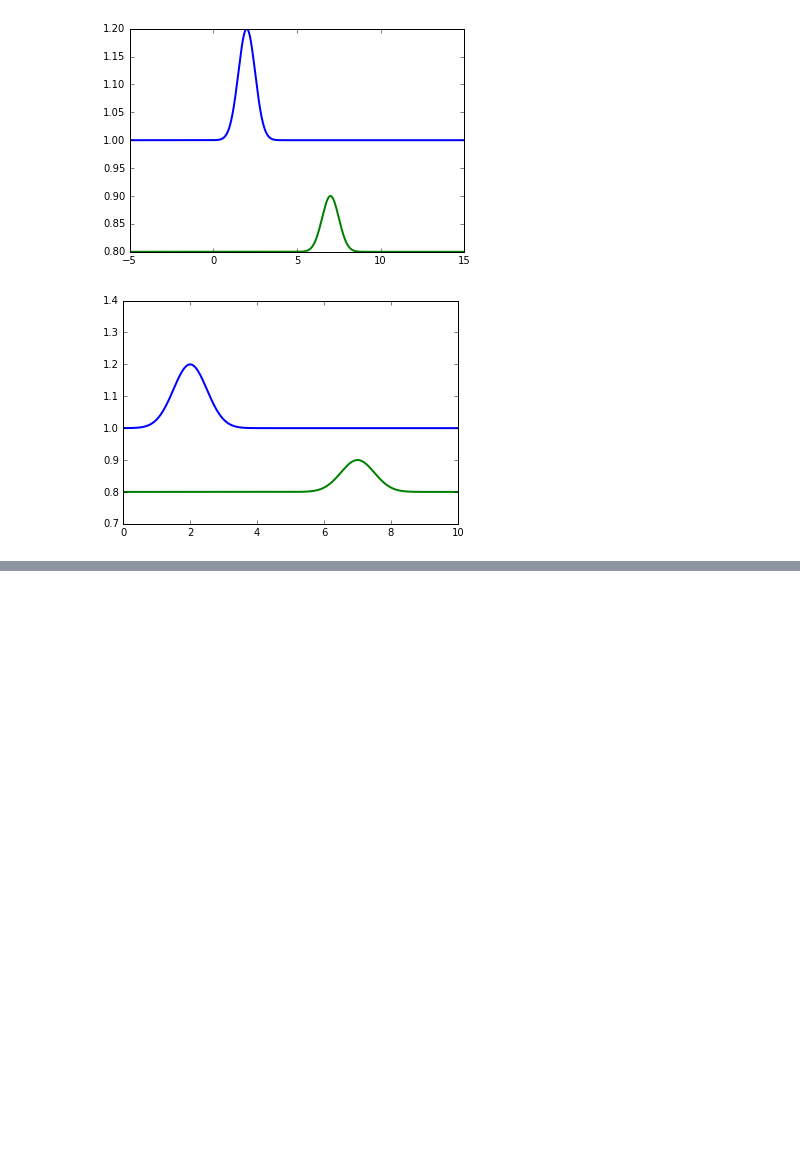
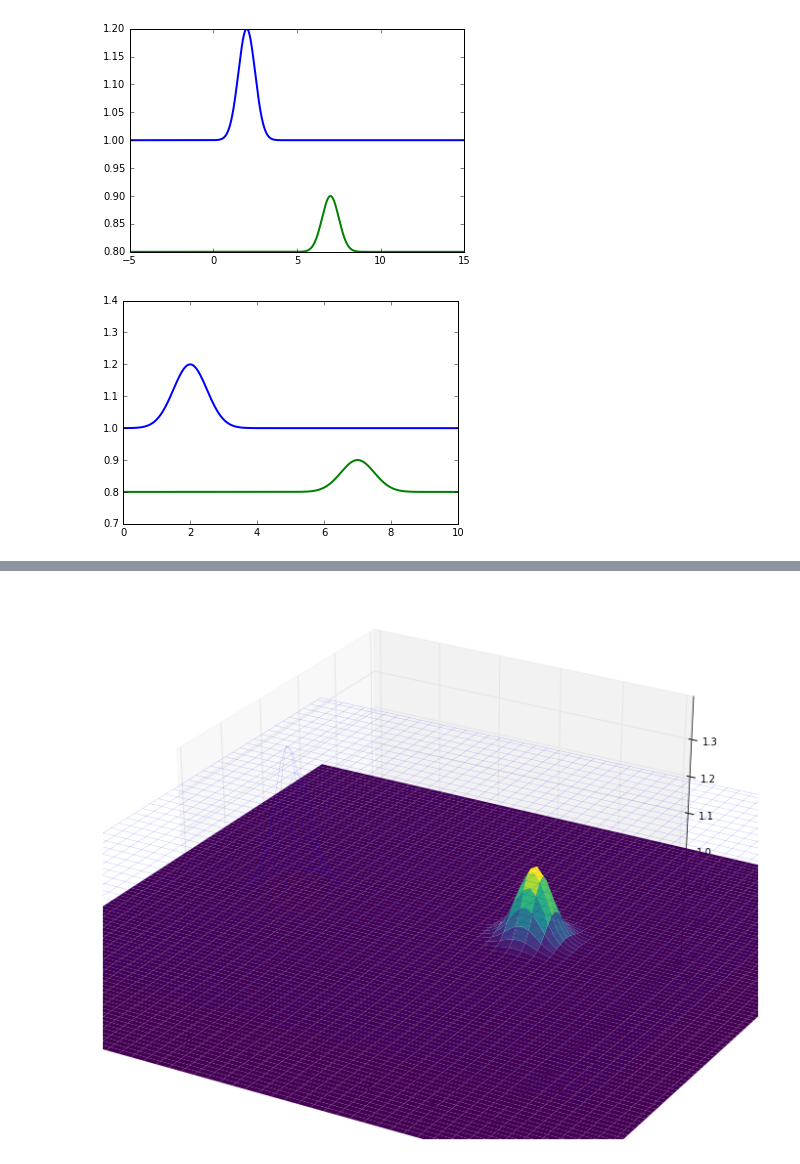
Before and after one commit to harpolea/swerve, a Jupyter notebook: Shallow_Water_Equations.ipynb, the cells around one changed output, grey strips where cells are left out. Drawn from its saved outputs; the diff is of its cells as text; code cells hidden in the pictures; blank space fills up the shorter version.

```diff
--- a/Shallow_Water_Equations.ipynb
+++ b/Shallow_Water_Equations.ipynb
@@ -669,7 +670,7 @@ def evolve(n):
             # do naive c2p for now
             W = np.sqrt(U.U[1, j, x, n] * U.U[1, j, x, n] * U.gamma_up / U.U[0, j, x, n]**2 + 1)
             ph = U.U[0, j, x, n] / W #
-            u = U.U[1, j, x, n] / (U.U[0, j, x, n] * W**2) # u_down
+            u = U.U[1, j, x, n] / (U.U[0, j, x, n] * W) # u_down
 
             qx = u * U.gamma_up - U.beta/U.alpha
 
@@ -760,0 +1032,29 @@ HTML(anim.to_html5_video())
+# %%
+fig = plt.figure(figsize=(12,10))
+ax = fig.gca(projection='3d')
+#ax = plt.axes(xlim=(0,10), zlim=(0.7,1.4))
+#surface_1 = ax.plot_surface([],[],[], rstride=1, cstride=2, lw=0, cmap=cm.viridis, antialiased=True)[0]
+
+#surface_2 = ax.plot_wireframe([],[],[], rstride=2, cstride=2, lw=0.1, cmap=cm.viridis, antialiased=True)[0]
+#line = ax.plot([],[], lw=2)[0]
+#line2 = ax.plot([],[], lw=2)[0]
+
+surface_1 = ax.plot_surface(X,Y,U.U[0,1,1:-1,1:-1,0], rstride=1, cstride=2, lw=0, cmap=cm.viridis, antialiased=True)
+surface_2 = ax.plot_wireframe(X,Y,U.U[0,0,1:-1,1:-1,0], rstride=2, cstride=2, lw=0.1, cmap=cm.viridis, antialiased=True)
+
+def init():
+    surface_1 = ax.plot_surface(X,Y,U.U[0,1,1:-1,1:-1,0], rstride=1, cstride=2, lw=0, cmap=cm.viridis, antialiased=True)
+    surface_2 = ax.plot_wireframe(X,Y,U.U[0,0,1:-1,1:-1,0], rstride=2, cstride=2, lw=0.1, cmap=cm.viridis, antialiased=True)
+
+
+def animate(i):
+    ax.clear()
+    ax.set_xlim(0,10)
+    ax.set_ylim(0,10)
+    ax.set_zlim(0.7,1.4)
+    ax.plot_surface(X,Y,U.U[0,1,1:-1,1:-1,i], rstride=1, cstride=2, lw=0, cmap=cm.viridis, antialiased=True)
+    ax.plot_wireframe(X,Y,U.U[0,0,1:-1,1:-1,i], rstride=2, cstride=2, lw=0.1, cmap=cm.viridis, antialiased=True)
+
+anim = animation.FuncAnimation(fig, animate, frames=30, interval=200)#, init_func=init)
+# %% [output]
+[figure, added]
```
Also changed, not shown: parts of 9 cells of this notebook.
